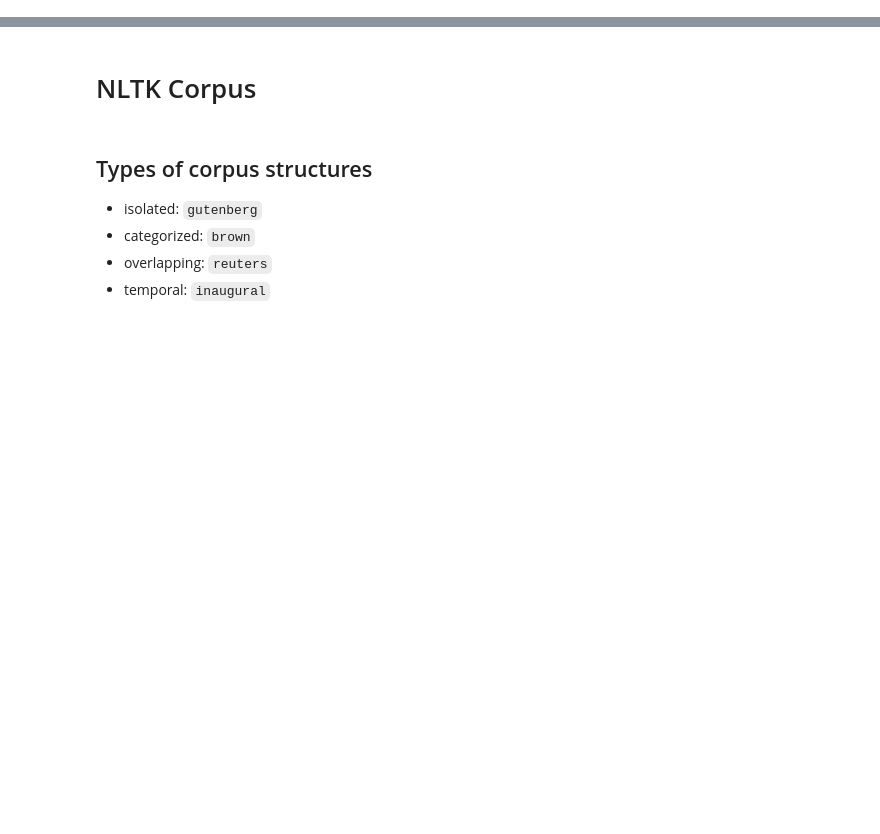
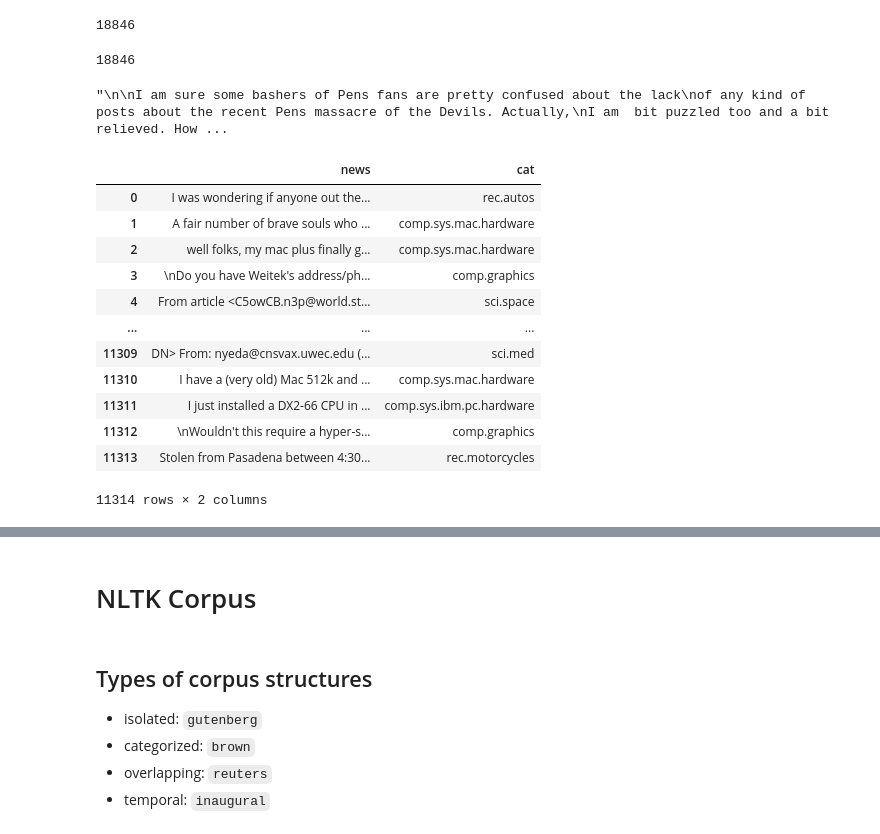
Before and after one commit to howard-haowen/NLP-demos, a Jupyter notebook: nlp_datasets.ipynb, the cells around one changed output, grey strips where cells are left out. Saved outputs shown, nothing was run; the diff lists cells and outputs as text; code cells hidden in the pictures; blank space fills up the shorter version.

```diff
--- a/nlp_datasets.ipynb
+++ b/nlp_datasets.ipynb
@@ -2,0 +15,3 @@
+# %%
+cat_names = newsgroups.target_names
+cat_names
@@ -2,0 +39,47 @@
+# %%
+cat_idxes = newsgroups.target
+len(cat_idxes)
+# %% [output]
+18846
+# %%
+news = newsgroups.data
+len(news)
+# %% [output]
+18846
+# %%
+news[0]
+# %% [output]
+"\n\nI am sure some bashers of Pens fans are pretty confused about the lack\nof any kind of posts about the recent Pens massacre of the Devils. Actually,\nI am  bit puzzled too and a bit relieved. How ...
+# %%
+import pandas as pd
+
+def newsgroups2df(subset='all',
+                  remove=('headers', 'footers', 'quotes')):
+    newsgroups = fetch_20newsgroups(subset=subset, remove=remove)
+    cat_names = newsgroups.target_names
+    cat_idxes = newsgroups.target
+    news = newsgroups.data
+    df = pd.DataFrame(
+        {
+            "news": news,
+            "cat": [cat_names[c] for c in cat_idxes],
+        }
+    )
+    return df
+# %%
+df_train = newsgroups2df(subset='train')
+df_train
+# %% [output]
+|  | news | cat |
+| 0 | I was wondering if anyone out the... | rec.autos |
+| 1 | A fair number of brave souls who ... | comp.sys.mac.hardware |
+| 2 | well folks, my mac plus finally g... | comp.sys.mac.hardware |
+| 3 | \nDo you have Weitek's address/ph... | comp.graphics |
+| 4 | From article <C5owCB.n3p@world.st... | sci.space |
+| ... | ... | ... |
+| 11309 | DN> From: nyeda@cnsvax.uwec.edu (... | sci.med |
+| 11310 | I have a (very old) Mac 512k and ... | comp.sys.mac.hardware |
+| 11311 | I just installed a DX2-66 CPU in ... | comp.sys.ibm.pc.hardware |
+| 11312 | \nWouldn't this require a hyper-s... | comp.graphics |
+| 11313 | Stolen from Pasadena between 4:30... | rec.motorcycles |
+11314 rows × 2 columns
```
Also changed, not shown: parts of 26 cells of this notebook.
